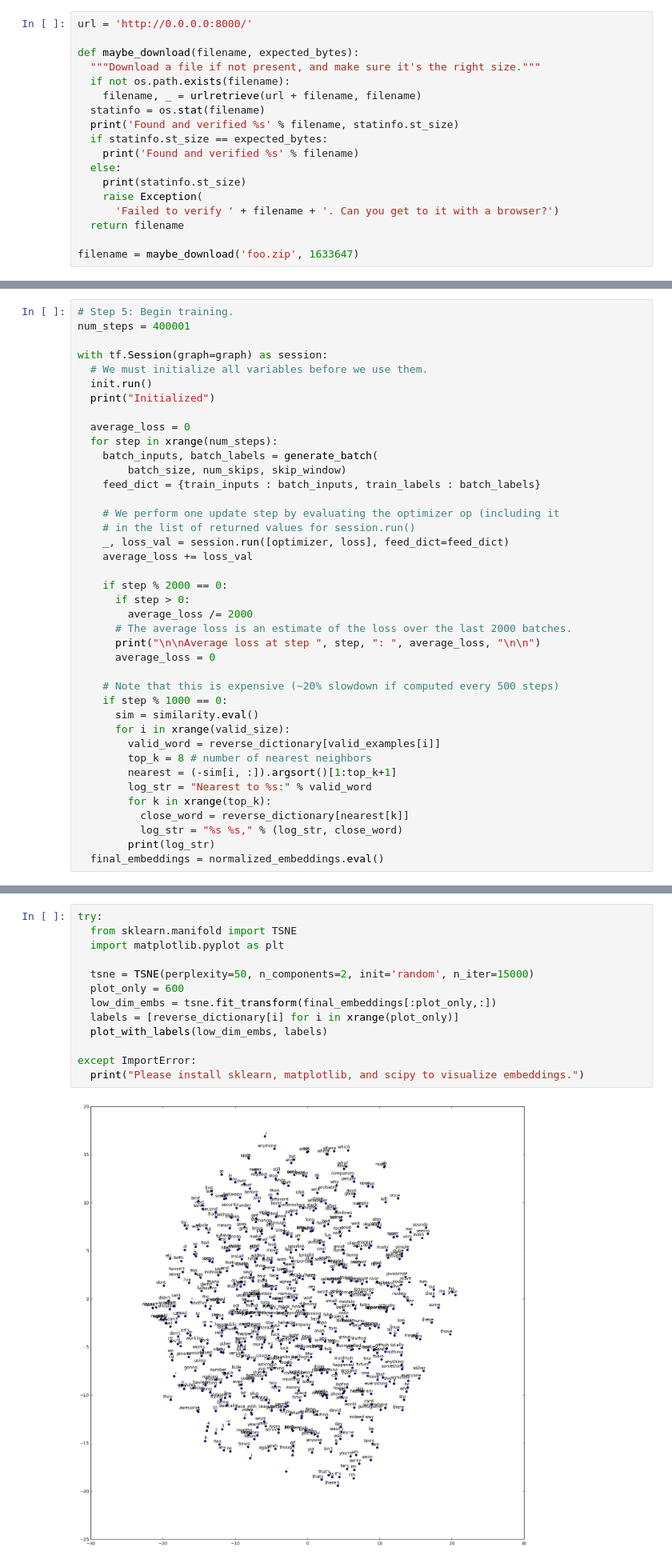
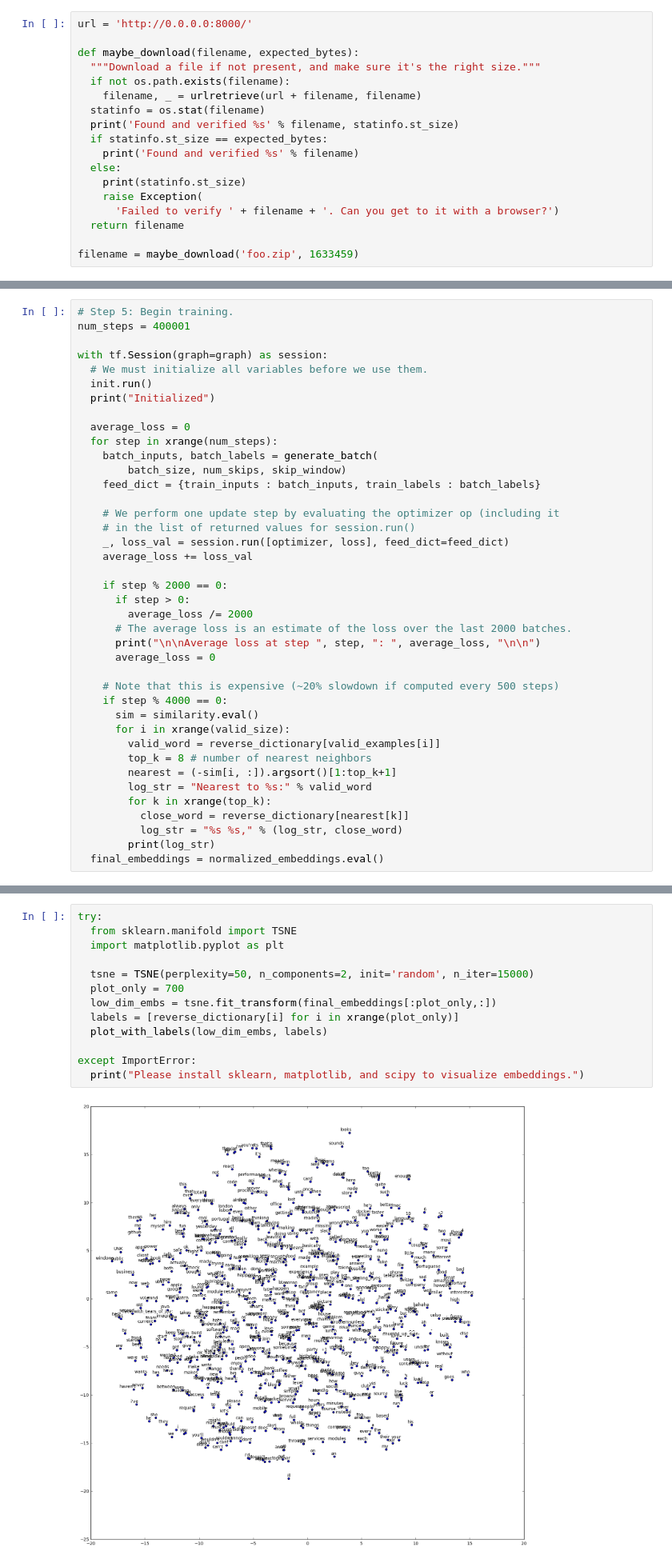
Before and after one commit to tomgco/tensorflow-talk, a Jupyter notebook: talk.ipynb, the cells around one changed output, grey strips where cells are left out. Shown: that part at 80% size. Drawn from its saved outputs; the diff is of its cells as text.

```diff
--- a/talk.ipynb
+++ b/talk.ipynb
@@ -35,5 +35,5 @@ def maybe_download(filename, expected_bytes):
       'Failed to verify ' + filename + '. Can you get to it with a browser?')
   return filename
 
-filename = maybe_download('foo.zip', 1633647)
+filename = maybe_download('foo.zip', 1633459)
 # %% [output]
@@ -217,7 +217,7 @@ with tf.Session(graph=graph) as session:
       average_loss = 0
 
     # Note that this is expensive (~20% slowdown if computed every 500 steps)
-    if step % 1000 == 0:
+    if step % 4000 == 0:
       sim = similarity.eval()
       for i in xrange(valid_size):
         valid_word = reverse_dictionary[valid_examples[i]]
@@ -267,15 +267,15 @@ def plot_with_labels(low_dim_embs, labels, filename='tsne.png'):
 # %%
 try:
   from sklearn.manifold import TSNE
   import matplotlib.pyplot as plt
 
   tsne = TSNE(perplexity=50, n_components=2, init='random', n_iter=15000)
-  plot_only = 600
+  plot_only = 700
   low_dim_embs = tsne.fit_transform(final_embeddings[:plot_only,:])
   labels = [reverse_dictionary[i] for i in xrange(plot_only)]
   plot_with_labels(low_dim_embs, labels)
 
 except ImportError:
   print("Please install sklearn, matplotlib, and scipy to visualize embeddings.")
 # %% [output]
-[figure, old version]
+[figure, new version]
```
Also changed, not shown: parts of 5 cells of this notebook, 1 other file.
